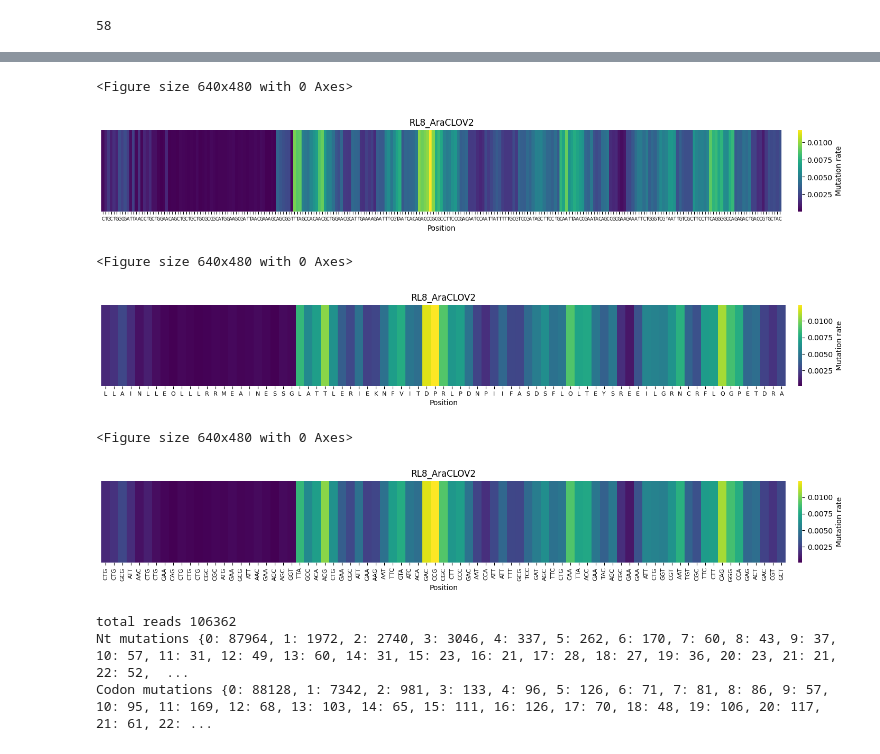
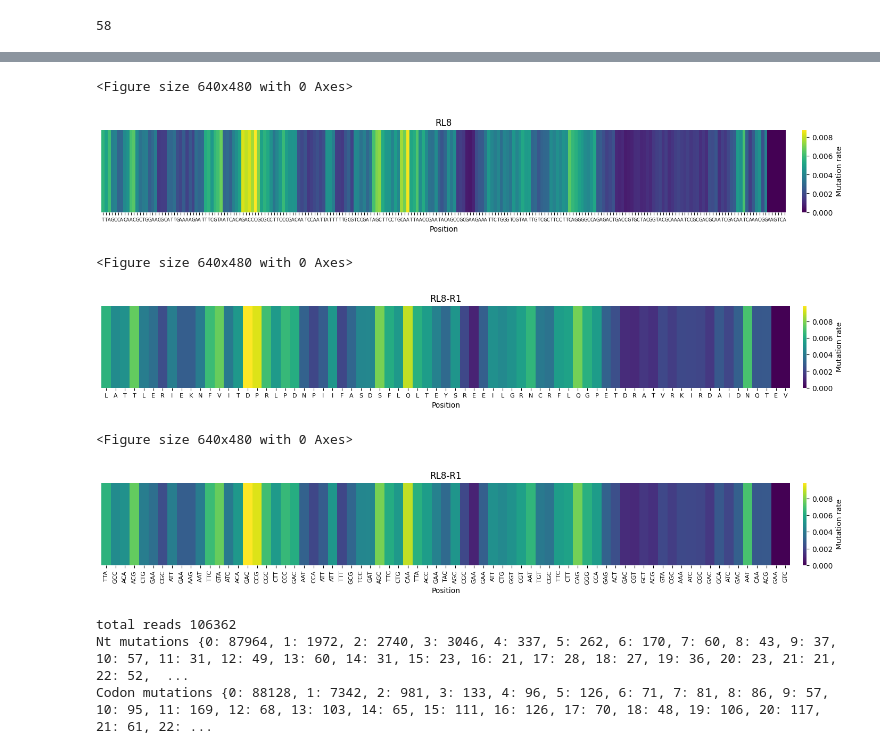
Before and after one commit to AliceHovsepyan/pogo_pance_draft, a Jupyter notebook: DMS_analysis.ipynb, the cells around one changed output, grey strips where cells are left out. Saved outputs shown, nothing was run; the diff lists cells and outputs as text; code cells hidden in the pictures.

```diff
--- a/DMS_analysis.ipynb
+++ b/DMS_analysis.ipynb
@@ -686,16 +666,17 @@ from evaluation_functions import *
 # %%
 ### set parameters
 base_dir = os.getcwd()
-variant = "RL8_AraCLOV2"
-name = "RL8_AraCLOV2"
-n_mut_treshold = 20
+variant = "RL8"
+name = "RL8-R1"
+n_mut_treshold = 10
 FigFolder = f"{base_dir}/output/{name}/R1"
 use_backward_read = False
 use_forward_read = True
 arbitrary_cutoff_a = False
 arbitrary_cutoff_b = False
-amplicon_AA = amplicon_AA_seq
-amplicon_DNA = amplicon_DNA_seq
+amplicon_AA = LOV#LOV#amplicon_AA_seq
+amplicon_DNA = LOV_gene_corrected
+#LOV_gene_corrected #amplicon_DNA_seq
 
 
 # if not os.path.exists(FigFolder):
@@ -813,18 +803,17 @@ If we correct for the coverage, we expect a mutation rate of 0.523 Codon mutatio
 # %%
 ## plot mutation enrichment on DNA, AA and Codon level
-FigFolder = None
 DNA_relative = seq_variants['DNA']/seq_variants['DNA'].sum()
 if not use_forward_read:
     DNA_relative.dropna(axis = 1, inplace=True)
-plot_mutation_enrichment(DNA_relative, name =  f'{name}-DNA', backward= not use_forward_read, data_type = "DNA", ref_seq=amplicon_DNA, fig_folder=FigFolder, vmax = 0.005)
+plot_mutation_enrichment(DNA_relative, name =  f'{name}-DNA', backward= not use_forward_read, data_type = "DNA", ref_seq=amplicon_DNA, fig_folder=FigFolder)
 
 AA_relative = seq_variants['AA']/seq_variants['AA'].sum()
 if not use_forward_read:
     AA_relative.dropna(axis = 1, inplace=True)
-plot_mutation_enrichment(AA_relative, f'{name}-AA',ref_seq=amplicon_AA,data_type = "AA", backward = not use_forward_read, fig_folder=FigFolder, vmax = 0.005)
+plot_mutation_enrichment(AA_relative, f'{name}-AA',ref_seq=amplicon_AA,data_type = "AA", backward = not use_forward_read, fig_folder=FigFolder)
 
 Codons_relative = seq_variants['Codons']/seq_variants['Codons'].sum()
 if not use_forward_read:
     Codons_relative.dropna(axis = 1, inplace=True)
-plot_mutation_enrichment(Codons_relative, f'{name}-Codons',ref_seq=amplicon_DNA,data_type = "Codons", backward = not use_forward_read, fig_folder=FigFolder, vmax = 0.005)
+plot_mutation_enrichment(Codons_relative, f'{name}-Codons',ref_seq=amplicon_DNA,data_type = "Codons", backward = not use_forward_read, fig_folder=FigFolder)
 # %% [output]
@@ -840,38 +828,38 @@ Codon_mut_rate_per_pos[69//3:].to_csv(f"{FigFolder}/{name}_Codon_mut_rate_per_po
 # %%
 ## plot mutation rate per position
 DNA_mut_rate_per_pos = (seq_variants["DNA"].sum()-seq_variants["DNA"].max())/seq_variants["DNA"].sum()
 
 plot_mut_rate_per_pos(DNA_mut_rate_per_pos, variant_name = variant, FigFolder = FigFolder, ref_seq=amplicon_DNA)
 
 Codon_mut_rate_per_pos = Codons_relative.sum()-Codons_relative.max()
 LOV_codons = [amplicon_DNA[i:i+3] for i in range(0, len(Codon_mut_rate_per_pos)*3, 3)]
-amplicon_AAs = [aa for aa in amplicon_AA_seq[:len(Codon_mut_rate_per_pos)]]
+amplicon_AAs = [aa for aa in amplicon_AA[:len(Codon_mut_rate_per_pos)]]
 
 
 plt.figure(figsize=(20,2))
 sns.heatmap(pd.DataFrame(Codon_mut_rate_per_pos).T, cmap = "viridis", cbar = True, cbar_kws = {"pad": 0.015, "label": "Mutation rate" },linecolor="black", xticklabels=amplicon_AAs, yticklabels=False)
 plt.xlabel("Position")
 plt.xticks(fontsize=8)
 plt.title(name)
 plt.savefig(f"{FigFolder}/{name}_mutation_rate_per_Codon_position.pdf", bbox_inches = "tight")
 plt.show()
 plt.clf()
 
 plt.figure(figsize=(20,2))
 sns.heatmap(pd.DataFrame(Codon_mut_rate_per_pos).T, cmap = "viridis", cbar = True, cbar_kws = {"pad": 0.015, "label": "Mutation rate" },linecolor="black", xticklabels=LOV_codons, yticklabels=False)
 plt.xlabel("Position")
 plt.xticks(fontsize=8)
 plt.title(name)
 plt.savefig(f"{FigFolder}/{name}_mutation_rate_per_AA_position.pdf", bbox_inches = "tight")
 plt.show()
 plt.clf()
 # %% [output]
 <Figure size 640x480 with 0 Axes>
-[figure, old version]
+[figure, new version]
 <Figure size 640x480 with 0 Axes>
-[figure, old version]
+[figure, new version]
 <Figure size 640x480 with 0 Axes>
-[figure, old version]
+[figure, new version]
 # %%
 ## calculate and plot the number of Nt and Codon mutations per sequence
 
```
Also changed, not shown: parts of 14 cells of this notebook, 1 other file.
